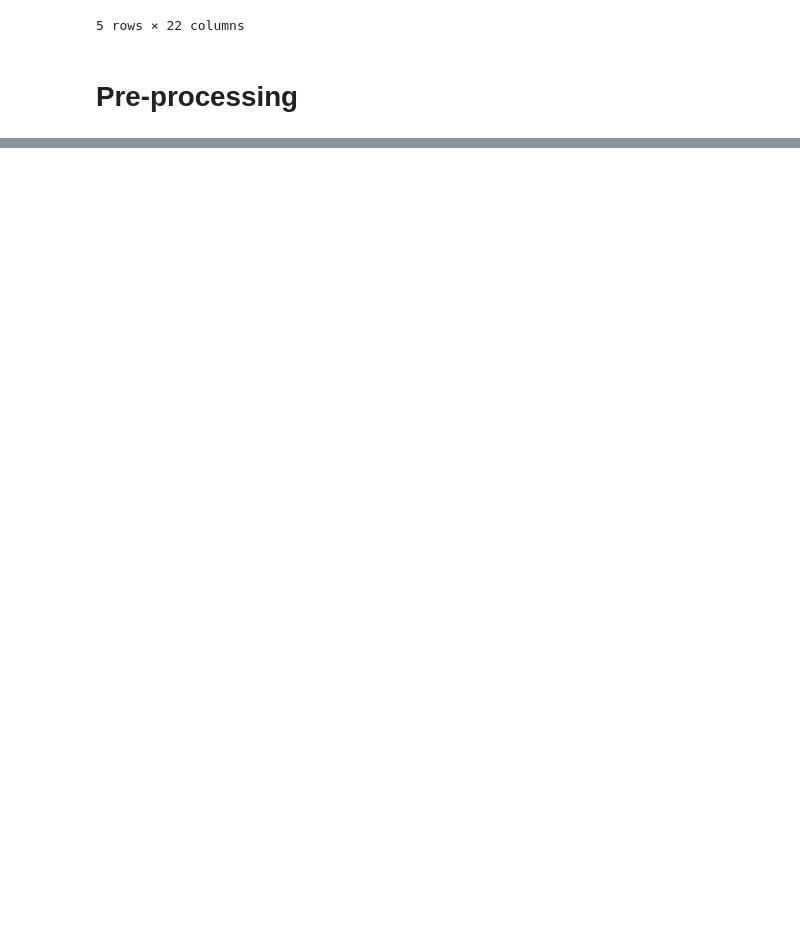
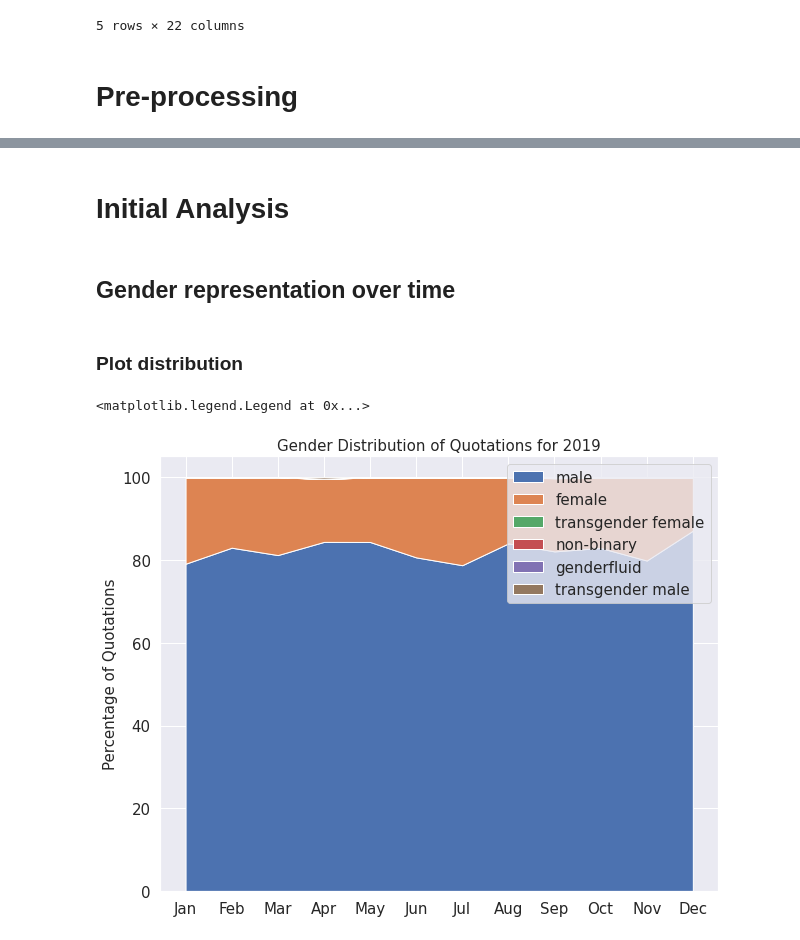
Before and after one commit to epfl-ada/ada-2021-project-madam, a Jupyter notebook: Data_Prep.ipynb, the cells around one changed output, grey strips where cells are left out. Saved outputs shown, nothing was run; the diff lists cells and outputs as text; code cells hidden in the pictures; blank space fills up the shorter version.

Commit message:
Chunk prep and initial gender analysis

```diff
--- a/Data_Prep.ipynb
+++ b/Data_Prep.ipynb
@@ -89,0 +86,53 @@ Name: quoteID, dtype: int64
+# %% [markdown]
+# Initial Analysis
+# %% [markdown]
+## Gender representation over time
+# %%
+# dictionary to keep counts for different genders, by month
+monthly_count = {"male": [], "female": [], "transgender female": [], "non-binary": [], "genderfluid": [], "transgender male": []}
+
+# dictionary to keep percentages
+monthly_percent = {"male": [], "female": [], "transgender female": [], "non-binary": [], "genderfluid": [], "transgender male": []}
+# %%
+# Calculate monthly counts
+min_month = "2019-01"
+max_month = "2019-12"
+months = pd.period_range(min_month, max_month, freq='M')
+
+for month in months:
+    # Mask to select desired month
+    month_mask = (chunk_prep['date'] == month)
+
+    # Calculate month total
+    total = chunk_prep[month_mask]['numOccurrences'].sum()
+
+    for gender in monthly_count:
+        # Mask to select desired gender
+        gender_mask = (chunk_prep['gender'] == gender)
+
+        count = chunk_prep[month_mask & gender_mask]['numOccurrences'].sum()
+        monthly_count[gender].append(count)
+        monthly_percent[gender].append(count/total*100)
+# %% [markdown]
+### Plot distribution
+# %%
+sns.set_theme()
+
+# Plot Percentage
+plt.figure(figsize=(10,8))
+y_list = [monthly_percent[gender] for gender in monthly_percent]
+label_list = [gender for gender in monthly_percent]
+
+plt.stackplot(range(1,13), y_list, labels=(label_list))
+
+months_list = ['Jan', 'Feb', 'Mar', 'Apr', 'May', 'Jun', 'Jul', 'Aug', 'Sep', 'Oct', 'Nov', 'Dec']
+
+plt.xticks(range(1,13), months_list,fontsize=15)
+
+plt.yticks(fontsize=15)
+plt.ylabel('Percentage of Quotations', fontsize=15)
+plt.title("Gender Distribution of Quotations for 2019",fontsize=15)
+plt.legend(fontsize=15)
+# %% [output]
+<matplotlib.legend.Legend at 0x...>
+[figure, added]
```
Also changed, not shown: parts of 4 cells of this notebook.
